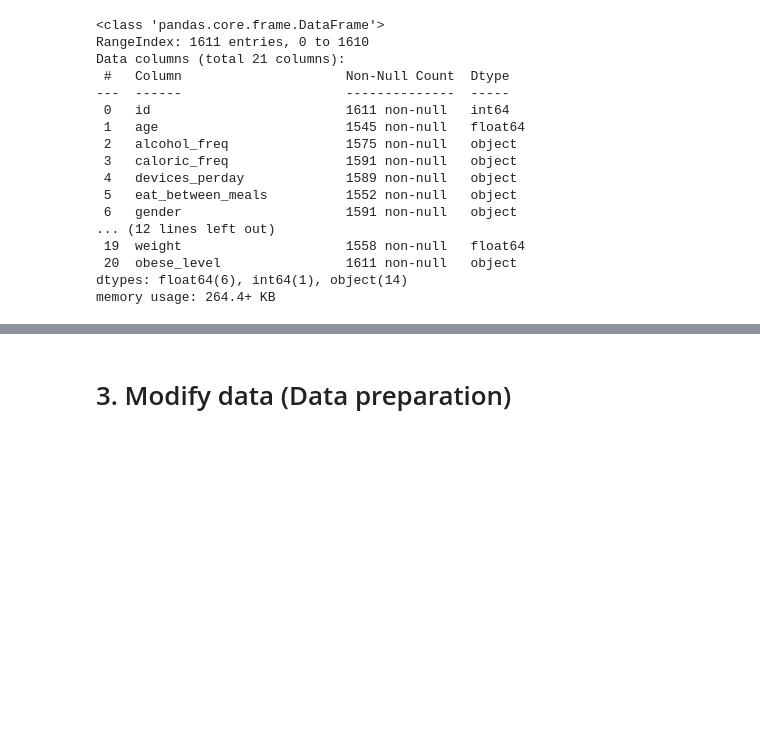
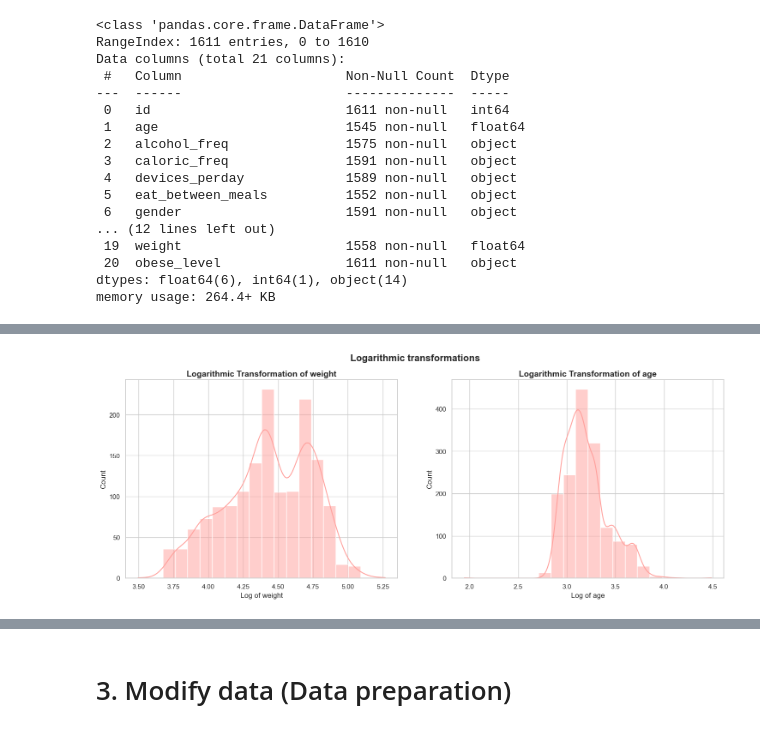
Before and after one commit to 0xMarc0s/IMS_ML_project, a Jupyter notebook: Final_notebooks/Main Pipeline.ipynb, the cells around one changed output, grey strips where cells are left out. Saved outputs shown, nothing was run; the diff lists cells and outputs as text; code cells hidden in the pictures; blank space fills up the shorter version.

```diff
--- a/Final_notebooks/Main Pipeline.ipynb
+++ b/Final_notebooks/Main Pipeline.ipynb
@@ -99,0 +160,16 @@ memory usage: 264.4+ KB
+# %%
+# Logarithmic transformation for weight and age variables
+
+fig, axes = plt.subplots(nrows=1, ncols=2, figsize=(18, 6))
+fig.suptitle("Logarithmic transformations", fontsize=16, fontweight='bold')
+
+log_transform_columns = ['weight', 'age']  # Example variables to transform
+
+for i, column in enumerate(log_transform_columns):
+    sns.histplot(np.log1p(obesity_train_raw[column]), bins=20, kde=True, color=palette[3], ax=axes[i])
+    axes[i].set_title(f'Logarithmic Transformation of {column}', fontsize=14, fontweight='bold')
+    axes[i].set_xlabel(f'Log of {column}', fontsize=12)
+
+plt.show()
+# %% [output]
+[figure, added]
```
Also changed, not shown: parts of 25 cells of this notebook, 2 other files.
